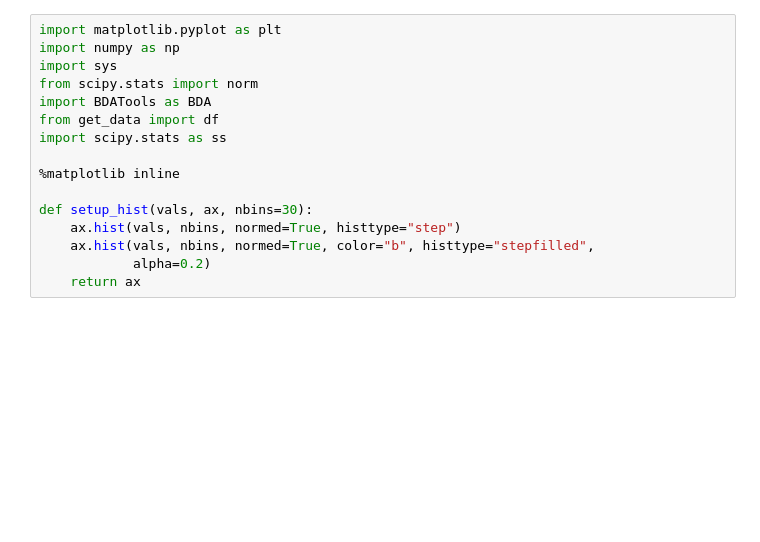
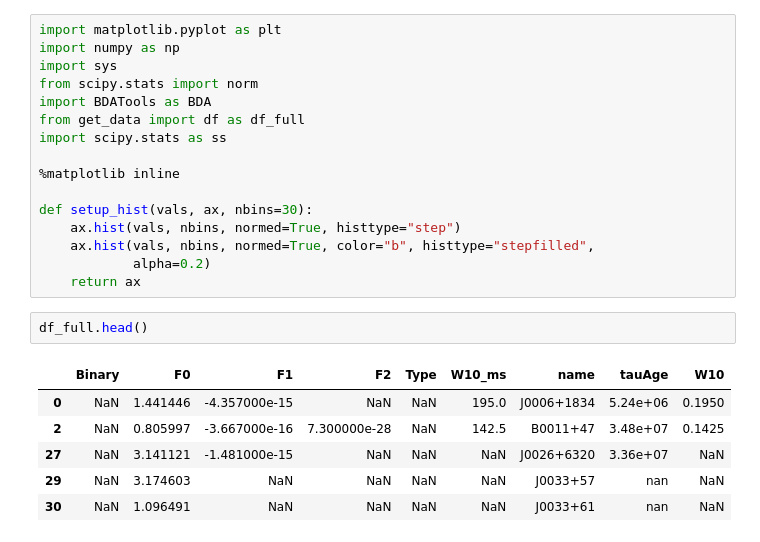
Before and after one commit to GregoryAshton/neutron_star_modelling, a Jupyter notebook: Illustrations/PopulationDistributions/ATNF_W10_fitting.ipynb, the cells around one changed output. Cells and saved outputs as stored; diff of their text form; blank space fills up the shorter version.

```diff
--- a/Illustrations/PopulationDistributions/ATNF_W10_fitting.ipynb
+++ b/Illustrations/PopulationDistributions/ATNF_W10_fitting.ipynb
@@ -4,7 +4,7 @@ import numpy as np
 import sys
 from scipy.stats import norm
 import BDATools as BDA
-from get_data import df
+from get_data import df as df_full
 import scipy.stats as ss
 
 %matplotlib inline
@@ -14,3 +14,12 @@ def setup_hist(vals, ax, nbins=30):
     ax.hist(vals, nbins, normed=True, color="b", histtype="stepfilled",
             alpha=0.2)
     return ax
+# %%
+df_full.head()
+# %% [output]
+|  | Binary | F0 | F1 | F2 | Type | W10_ms | name | tauAge | W10 |
+| 0 | NaN | 1.441446 | -4.357000e-15 | NaN | NaN | 195.0 | J0006+1834 | 5.24e+06 | 0.1950 |
+| 2 | NaN | 0.805997 | -3.667000e-16 | 7.300000e-28 | NaN | 142.5 | B0011+47 | 3.48e+07 | 0.1425 |
+| 27 | NaN | 3.141121 | -1.481000e-15 | NaN | NaN | NaN | J0026+6320 | 3.36e+07 | NaN |
+| 29 | NaN | 3.174603 | NaN | NaN | NaN | NaN | J0033+57 | nan | NaN |
+| 30 | NaN | 1.096491 | NaN | NaN | NaN | NaN | J0033+61 | nan | NaN |
```
Also changed, not shown: parts of 5 cells of this notebook, 3 other files.
